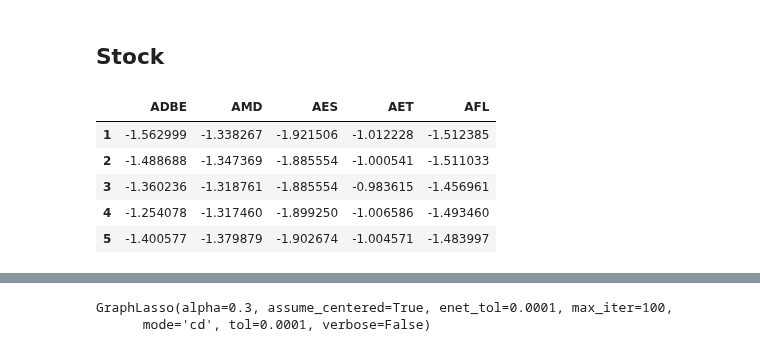
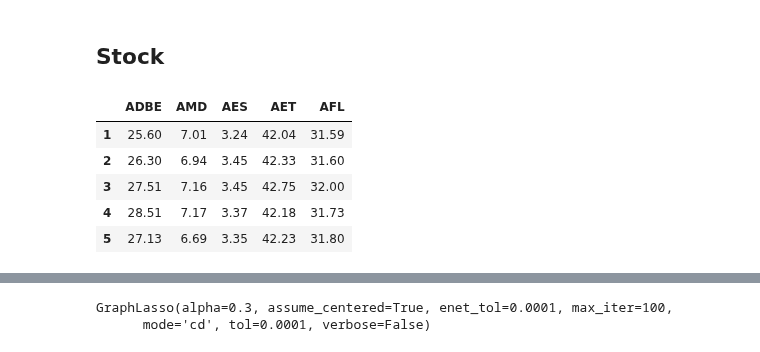
Before and after one commit to y-takashina/density_ratio, a Jupyter notebook: mi-real-data.ipynb, the cells around one changed output, grey strips where cells are left out. Drawn from its saved outputs; the diff is of its cells as text; code cells hidden in the pictures.

```diff
--- a/mi-real-data.ipynb
+++ b/mi-real-data.ipynb
@@ -102,16 +72,16 @@ sns.heatmap(cmi, annot=True, ax=axes[2], center=0, xticklabels=list(df.columns),
 # %%
 df = pd.read_csv('data/stock1.csv', index_col=0)
 df.columns = pd.read_csv('data/stock2.csv', index_col=0).values[:, 0]
-df = (df - df.mean()) / df.std()
 df = df[df.columns[4:9]]
 # df = df[df.columns[25:30]] # よさげ
 X = df.values
+X = sklearn.preprocessing.scale(X)
 df[:5]
 # %% [output]
 |  | ADBE | AMD | AES | AET | AFL |
-| 1 | -1.562999 | -1.338267 | -1.921506 | -1.012228 | -1.512385 |
-| 2 | -1.488688 | -1.347369 | -1.885554 | -1.000541 | -1.511033 |
-| 3 | -1.360236 | -1.318761 | -1.885554 | -0.983615 | -1.456961 |
-| 4 | -1.254078 | -1.317460 | -1.899250 | -1.006586 | -1.493460 |
-| 5 | -1.400577 | -1.379879 | -1.902674 | -1.004571 | -1.483997 |
+| 1 | 25.60 | 7.01 | 3.24 | 42.04 | 31.59 |
+| 2 | 26.30 | 6.94 | 3.45 | 42.33 | 31.60 |
+| 3 | 27.51 | 7.16 | 3.45 | 42.75 | 32.00 |
+| 4 | 28.51 | 7.17 | 3.37 | 42.18 | 31.73 |
+| 5 | 27.13 | 6.69 | 3.35 | 42.23 | 31.80 |
 # %%
```
Also changed, not shown: parts of 16 cells of this notebook, 2 other files.
